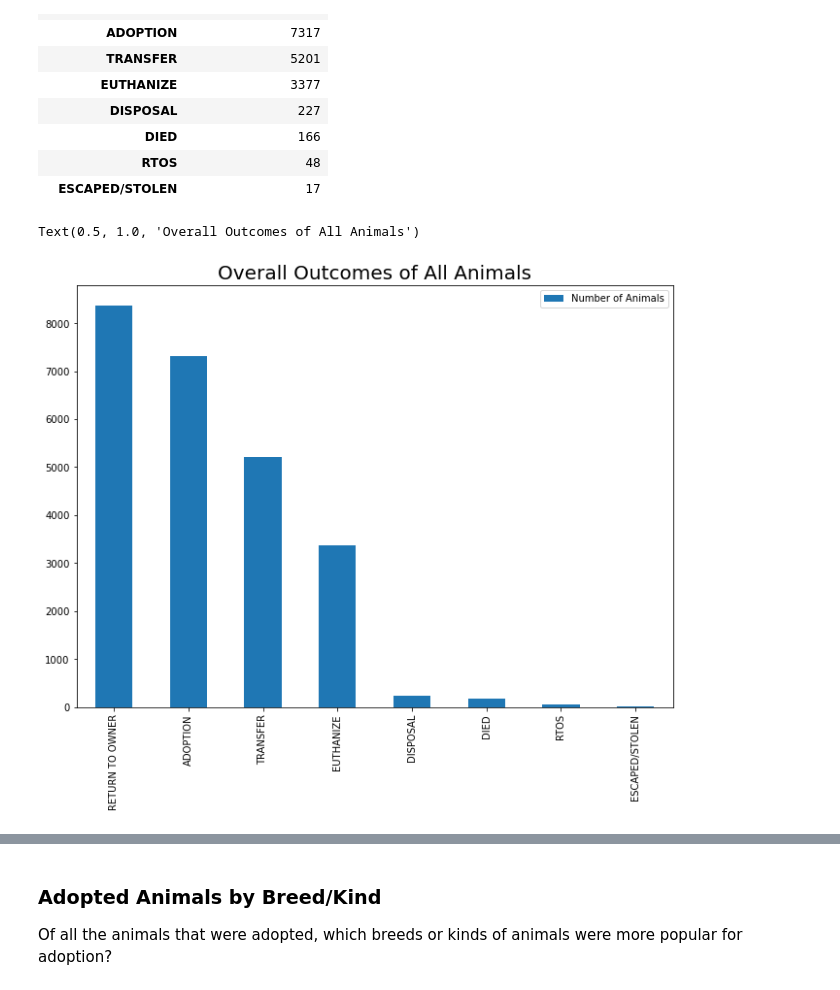
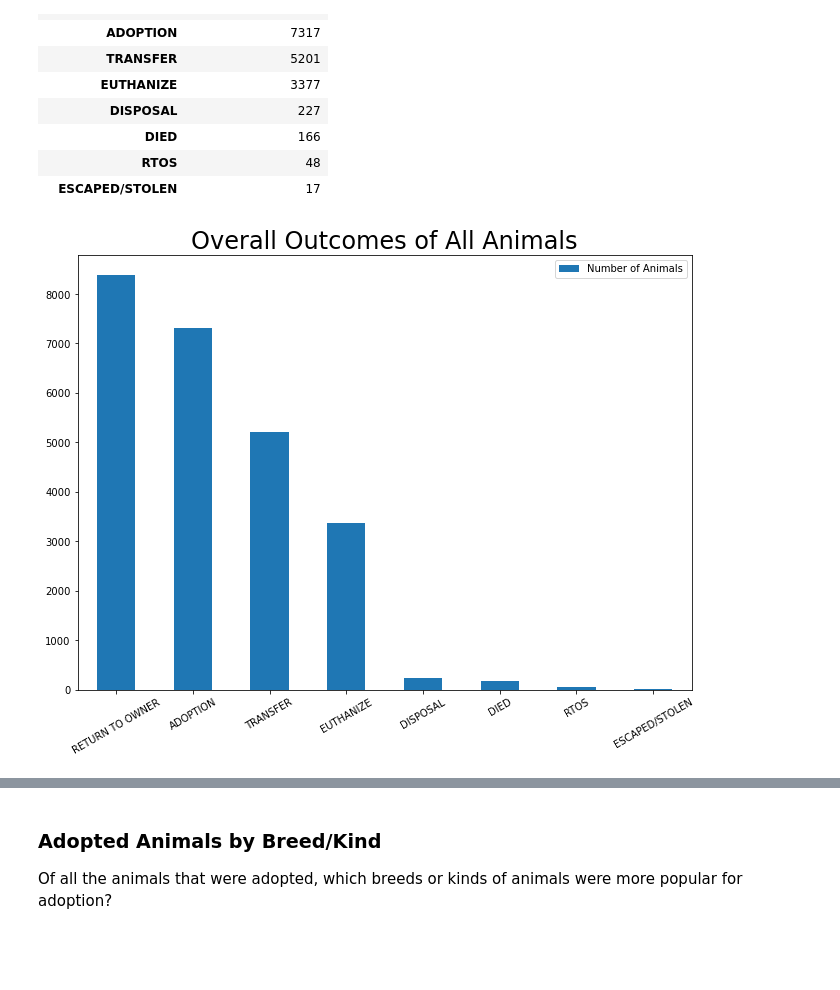
Before and after one commit to MenardCayabyab/Project3, a Jupyter notebook: Project 3 Sketchbook.ipynb, the cells around one changed output, grey strips where cells are left out. Cells and saved outputs as stored; diff of their text form; code cells hidden in the pictures; blank space fills up the shorter version.

Commit message:
updated notebook and added visuals

```diff
--- a/Project 3 Sketchbook.ipynb
+++ b/Project 3 Sketchbook.ipynb
@@ -229,10 +251,12 @@ outcome_counts
 | RTOS | 48 |
 | ESCAPED/STOLEN | 17 |
 # %%
-outcome_pie = outcome_counts.plot(kind="bar", figsize=(11,8))
-plt.title("Overall Outcomes of All Animals",fontsize=20)
+outcomes_all = outcome_counts.plot(kind="bar", figsize=(11,8))
+plt.title("Overall Outcomes of All Animals",fontsize=24)
+plt.xticks(rotation=30)
+plt.savefig("images/OverallOutcomes_All.jpg")
+plt.show()
 # %% [output]
-Text(0.5, 1.0, 'Overall Outcomes of All Animals')
-[figure, old version]
+[figure, new version]
 # %%
 outcome_counts_dogs = pd.DataFrame(SCAS_dogs["Outcome Type"].value_counts())
```
Also changed, not shown: parts of 16 cells of this notebook, 9 other files.
